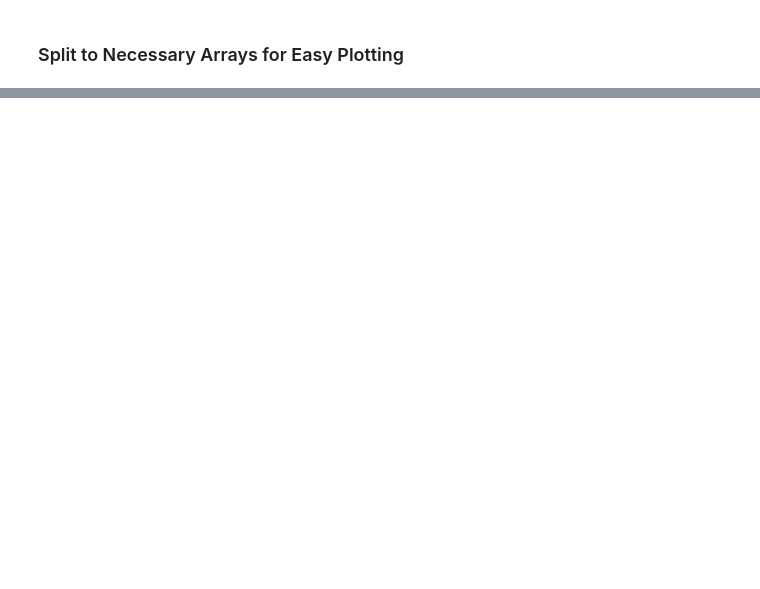
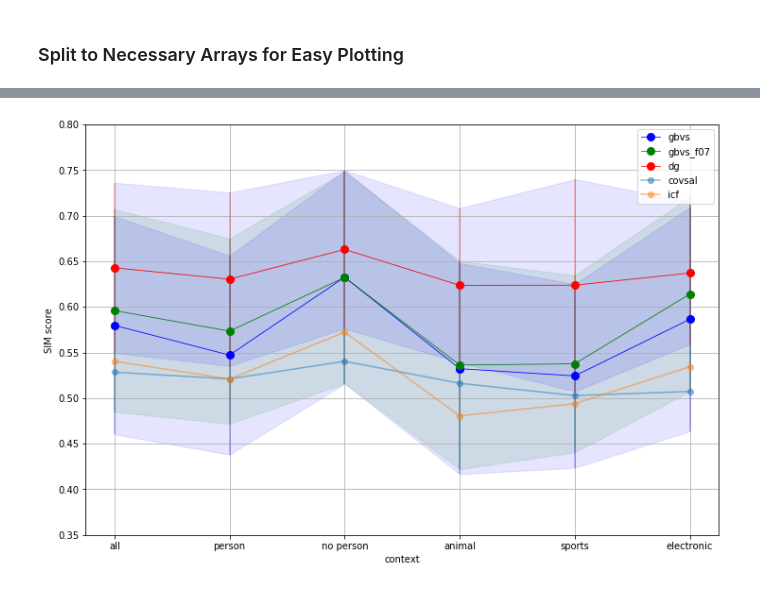
Before and after one commit to alTeska/face_saliency, a Jupyter notebook: notebooks/dg_vs_gbvs_mean_std_0507.ipynb, the cells around one changed output, grey strips where cells are left out. Cells and saved outputs as stored; diff of their text form; code cells hidden in the pictures; blank space fills up the shorter version.

```diff
--- a/notebooks/dg_vs_gbvs_mean_std_0507.ipynb
+++ b/notebooks/dg_vs_gbvs_mean_std_0507.ipynb
@@ -24,0 +46,5 @@ FileNotFoundError: [Errno 2] No such file or directory: '../results/'
+# %%
+nss_table = summary[:,:,0]
+sim_table = summary[:,:,1]
+ig_table = summary[:,:,2]
+auc_table = summary[:,:,3]
@@ -68,0 +208,6 @@ df_ig_mean
+# %%
+ig_covsal = get_metic_method(IG, 'covsal')
+ig_icf = get_metic_method(IG, 'icf')
+
+sim_covsal = get_metic_method(SIM, 'covsal')
+sim_icf = get_metic_method(SIM, 'icf')
@@ -111,0 +300,27 @@ plt.legend();
+# %%
+plt.subplots(figsize=(12,8))
+
+plt.plot(sim_gbvs_m, '-o', label='gbvs', linewidth=d, markersize=m, c='b');
+plt.errorbar(t, sim_gbvs_m, sim_gbvs_s, linestyle='None', c='b', label=None, alpha=0.3)
+plt.fill_between(t, sim_gbvs_m - sim_gbvs_s, sim_gbvs_m + sim_gbvs_s, color='b', alpha=0.1)
+
+plt.plot(sim_gbvs_f07_m, '-o', label='gbvs_f07', linewidth=d, markersize=m, c='g');
+plt.errorbar(t, sim_gbvs_f07_m, sim_gbvs_f07_s, linestyle='None', c='g', label=None, alpha=0.3)
+plt.fill_between(t, sim_gbvs_f07_m - sim_gbvs_f07_s, sim_gbvs_f07_m + sim_gbvs_f07_s, color='g', alpha=0.1)
+
+plt.plot(sim_dg_m, '-o', label='dg', linewidth=d, markersize=m, c='r');
+plt.errorbar(t, sim_dg_m, sim_dg_s, linestyle='None', c='r', label=None, alpha=0.3)
+plt.fill_between(t, sim_dg_m - sim_dg_s, sim_dg_m + sim_dg_s, color='b', alpha=0.1)
+
+
+plt.plot(sim_covsal, '-o', label='covsal', alpha=0.5)
+plt.plot(sim_icf, '-o', label='icf', alpha=0.5)
+
+plt.grid()
+plt.yticks(np.arange(0.35, 0.85, step=0.05))
+plt.ylabel('SIM score')
+plt.xlabel('context')
+plt.legend();
+plt.savefig('../results/plots/SIM_gbvs_performance.jpg', bbox_inches='tight', pad_inches=0)
+# %% [output]
+[figure, added]
```
Also changed, not shown: parts of 21 cells of this notebook, 9 other files.
